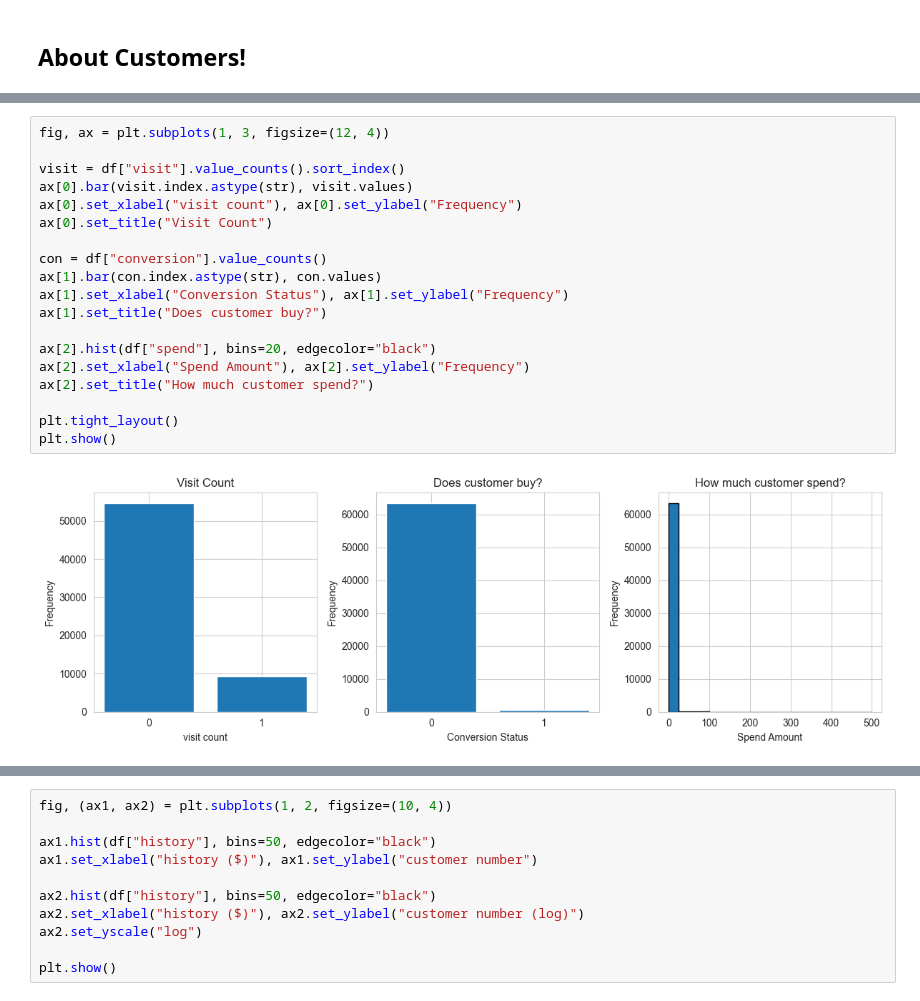
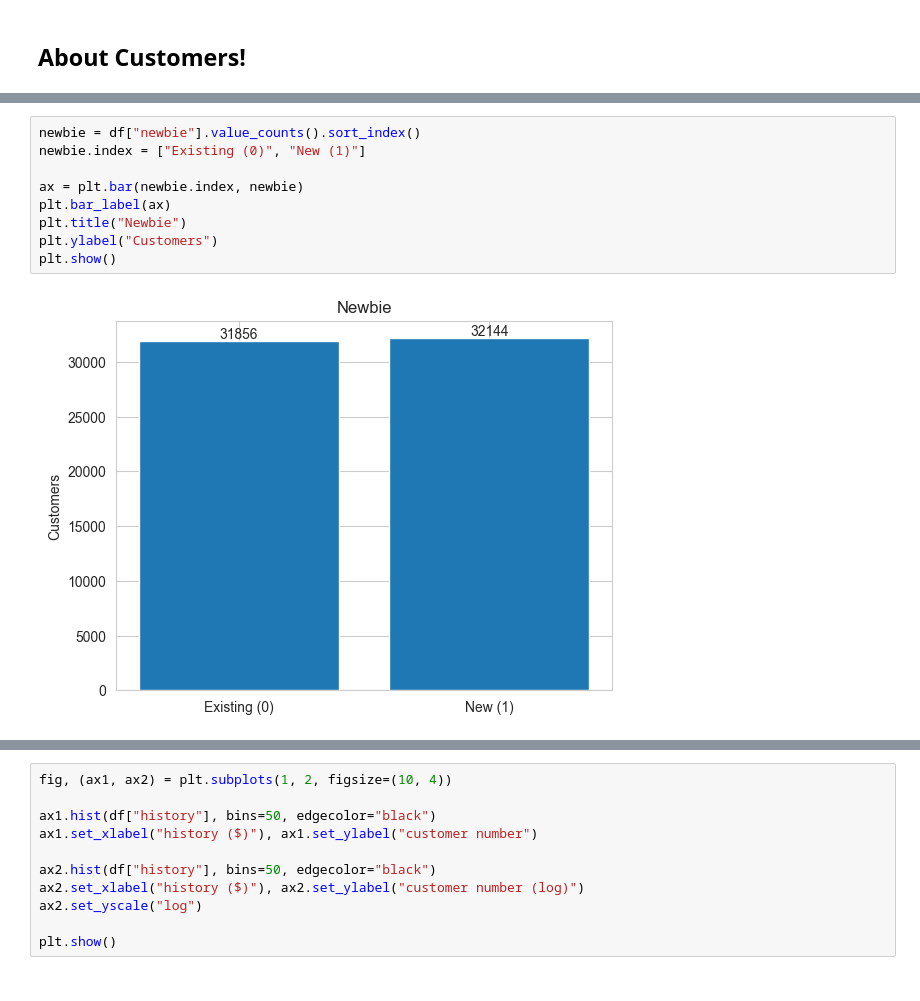
Before and after one commit to Fatemenamdar20/Project02-Customer-Analytics, a Jupyter notebook: Customer-Analytics.ipynb, the cells around one changed output, grey strips where cells are left out. Cells and saved outputs as stored; diff of their text form.

```diff
--- a/Customer-Analytics.ipynb
+++ b/Customer-Analytics.ipynb
@@ -179,21 +191,11 @@ plt.show()
-# %%
-fig, ax = plt.subplots(1, 3, figsize=(12, 4))
-
-visit = df["visit"].value_counts().sort_index()
-ax[0].bar(visit.index.astype(str), visit.values)
-ax[0].set_xlabel("visit count"), ax[0].set_ylabel("Frequency")
-ax[0].set_title("Visit Count")
-
-con = df["conversion"].value_counts()
-ax[1].bar(con.index.astype(str), con.values)
-ax[1].set_xlabel("Conversion Status"), ax[1].set_ylabel("Frequency")
-ax[1].set_title("Does customer buy?")
-
-ax[2].hist(df["spend"], bins=20, edgecolor="black")
-ax[2].set_xlabel("Spend Amount"), ax[2].set_ylabel("Frequency")
-ax[2].set_title("How much customer spend?")
-
-plt.tight_layout()
-plt.show()
-# %% [output]
-[figure, removed]
+# %%
+newbie = df["newbie"].value_counts().sort_index()
+newbie.index = ["Existing (0)", "New (1)"]
+
+ax = plt.bar(newbie.index, newbie)
+plt.bar_label(ax)
+plt.title("Newbie")
+plt.ylabel("Customers")
+plt.show()
+# %% [output]
+[figure, added]
```
Also changed, not shown: parts of 20 cells of this notebook.
